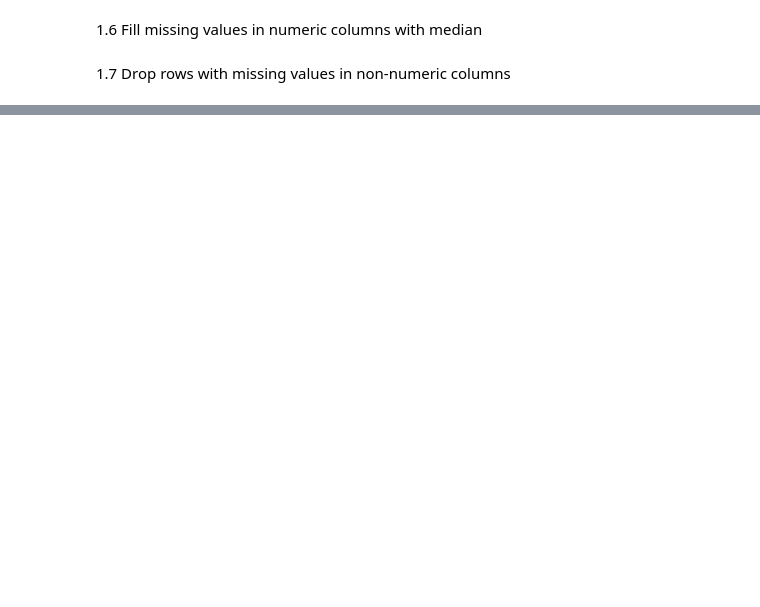
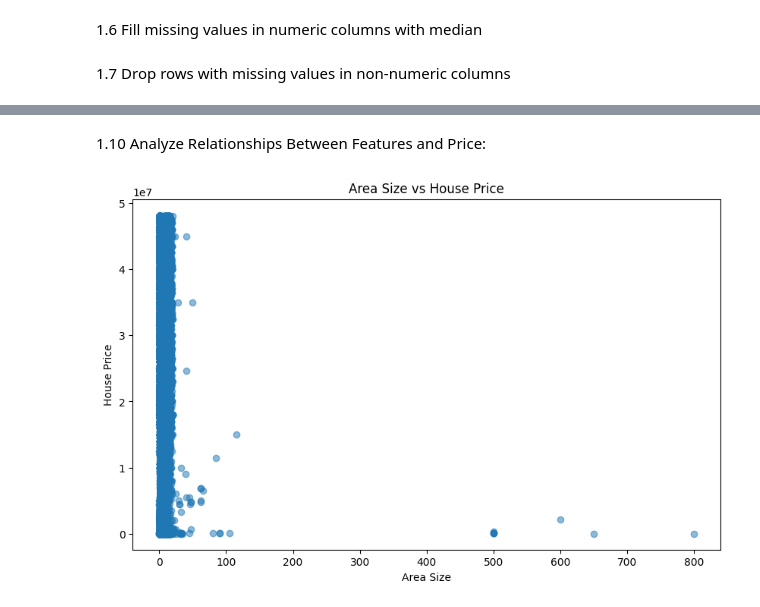
Before and after one commit to sadafwalliyani/Data_science_Projects, a Jupyter notebook: Task-1/House_Price_Analysis_and_Prediction.ipynb, the cells around one changed output, grey strips where cells are left out. Saved outputs shown, nothing was run; the diff lists cells and outputs as text; code cells hidden in the pictures; blank space fills up the shorter version.

```diff
--- a/Task-1/House_Price_Analysis_and_Prediction.ipynb
+++ b/Task-1/House_Price_Analysis_and_Prediction.ipynb
@@ -157,0 +132,12 @@ df['province_name'] = label_encoder.fit_transform(df['province_name'])
+# %% [markdown]
+1.10 Analyze Relationships Between Features and Price:
+# %%
+# Scatter plot for 'Area Size' vs 'price'
+plt.figure(figsize=(10, 6))
+plt.scatter(df['Area Size'], df['price'], alpha=0.5)
+plt.xlabel('Area Size')
+plt.ylabel('House Price')
+plt.title('Area Size vs House Price')
+plt.show()
+# %% [output]
+[figure, added]
```
Also changed, not shown: parts of 48 cells of this notebook.
